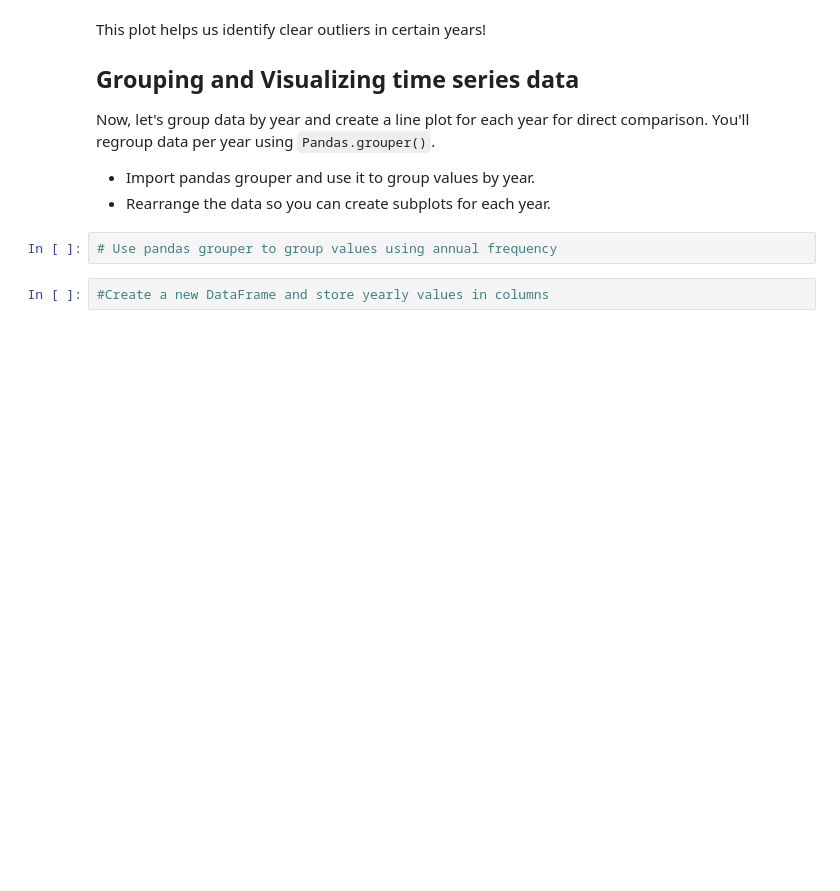
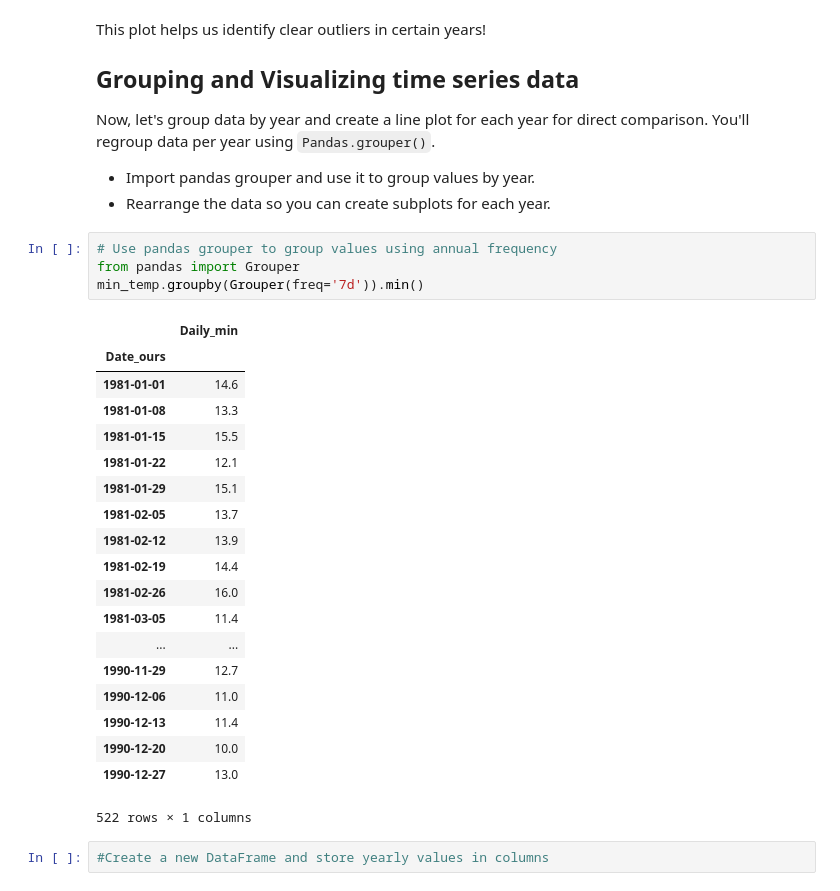
Before and after one commit to MangrobanGit/dsc-3-25-04-visualizing-time-series-data-lab-seattle-ds-career-040119, a Jupyter notebook: index.ipynb, the cells around one changed output. Saved outputs shown, nothing was run; the diff lists cells and outputs as text; blank space fills up the shorter version.

```diff
--- a/index.ipynb
+++ b/index.ipynb
@@ -144,6 +168,28 @@ You'll regroup data per year using `Pandas.grouper()`.
 - Rearrange the data so you can create subplots for each year.
 # %%
 # Use pandas grouper to group values using annual frequency
+from pandas import Grouper
+min_temp.groupby(Grouper(freq='7d')).min()
+# %% [output]
+|  | Daily_min |
+| Date_ours |  |
+| 1981-01-01 | 14.6 |
+| 1981-01-08 | 13.3 |
+| 1981-01-15 | 15.5 |
+| 1981-01-22 | 12.1 |
+| 1981-01-29 | 15.1 |
+| 1981-02-05 | 13.7 |
+| 1981-02-12 | 13.9 |
+| 1981-02-19 | 14.4 |
+| 1981-02-26 | 16.0 |
+| 1981-03-05 | 11.4 |
+| ... | ... |
+| 1990-11-29 | 12.7 |
+| 1990-12-06 | 11.0 |
+| 1990-12-13 | 11.4 |
+| 1990-12-20 | 10.0 |
+| 1990-12-27 | 13.0 |
+522 rows × 1 columns
 # %%
 #Create a new DataFrame and store yearly values in columns
 # %% [markdown]
```
Also changed, not shown: parts of 9 cells of this notebook.
